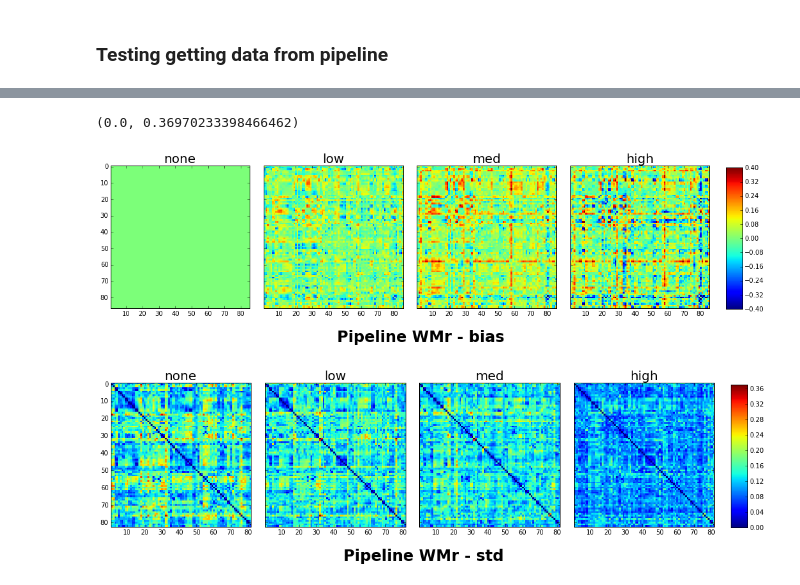
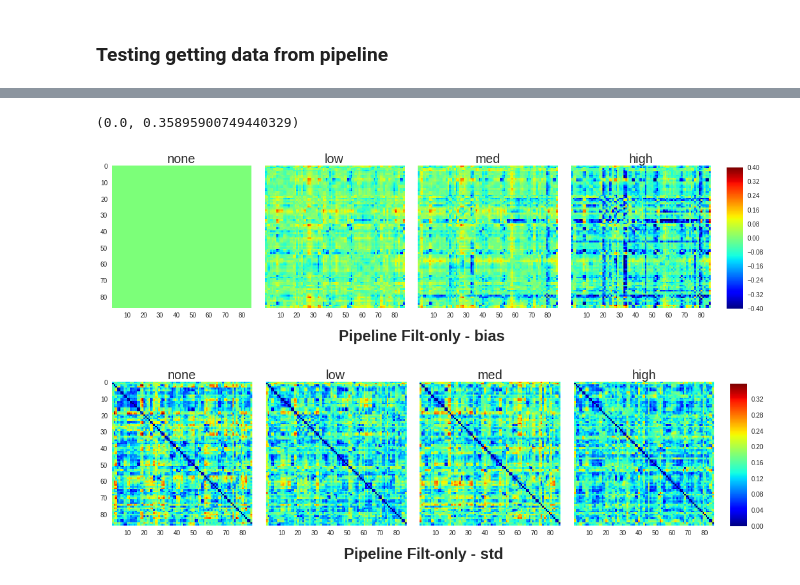
Before and after one commit to simpace/processing-scripts, a Jupyter notebook: simpace/signals2results.ipynb, the cells around one changed output, grey strips where cells are left out. Drawn from its saved outputs; the diff is of its cells as text; code cells hidden in the pictures.

```diff
--- a/simpace/signals2results.ipynb
+++ b/simpace/signals2results.ipynb
@@ -240,19 +349,29 @@ def plot_pipeline_summary(conds_summary, title, pipeline=None, minall=-.4, maxal
     if not maxall: maxall=maxall_
 
     for axe,k in zip(axes,ordered_conds):
-        m = axe.imshow(conds_summary[k], interpolation='nearest', vmin=minall, vmax=maxall)
+        m = axe.imshow(conds_summary[k], interpolation='nearest',  cmap='jet',  vmin=minall, vmax=maxall)
+        axe.axes.grid(False)
         axe.set_title(k, fontsize=20)
 
     cm = f.colorbar(m, cax=cbar_ax)
     return minall_, maxall_
-# %%
-
-plot_pipeline_summary(bias, 'bias',  pipeline=pipeline)
-plot_pipeline_summary(vari, 'std', pipeline=pipeline, minall=None, maxall=None)
-# %% [output]
-(0.0, 0.36970233398466462)
-[figure, removed]
-[figure, removed]
+# %%
+conds_files, pipeline = s2r.get_conds_filenames(dbase, addjson=pipe,
+                                                pipeline_dic=pipeline_dic)
+common_labels = s2r._get_common_labels(conds_files, idx0=1)
+conds_arr, stored_params = s2r.compute_corr_mtx(conds_files, common_labels)
+# print([(k,conds_arr[k].shape) for k in ordered_conds])
+labels = conds_arr['labels']
+conds_arr.pop('labels')
+
+bias, vari = s2r.smpce_bias_std(conds_arr, ordered_conds)
+
+plot_pipeline_summary(bias, 'bias',  pipeline=pipeline)
+plot_pipeline_summary(vari, 'std', pipeline=pipeline, minall=None, maxall=None)
+# %% [output]
+(0.0, 0.35895900749440329)
+[figure, added]
+[figure, added]
 # %%
 for pipe in pipelines:
     conds, pipeline = s2r.create_conds_filenames(dbase, addjson=pipe)
```
Also changed, not shown: parts of 15 cells of this notebook.
